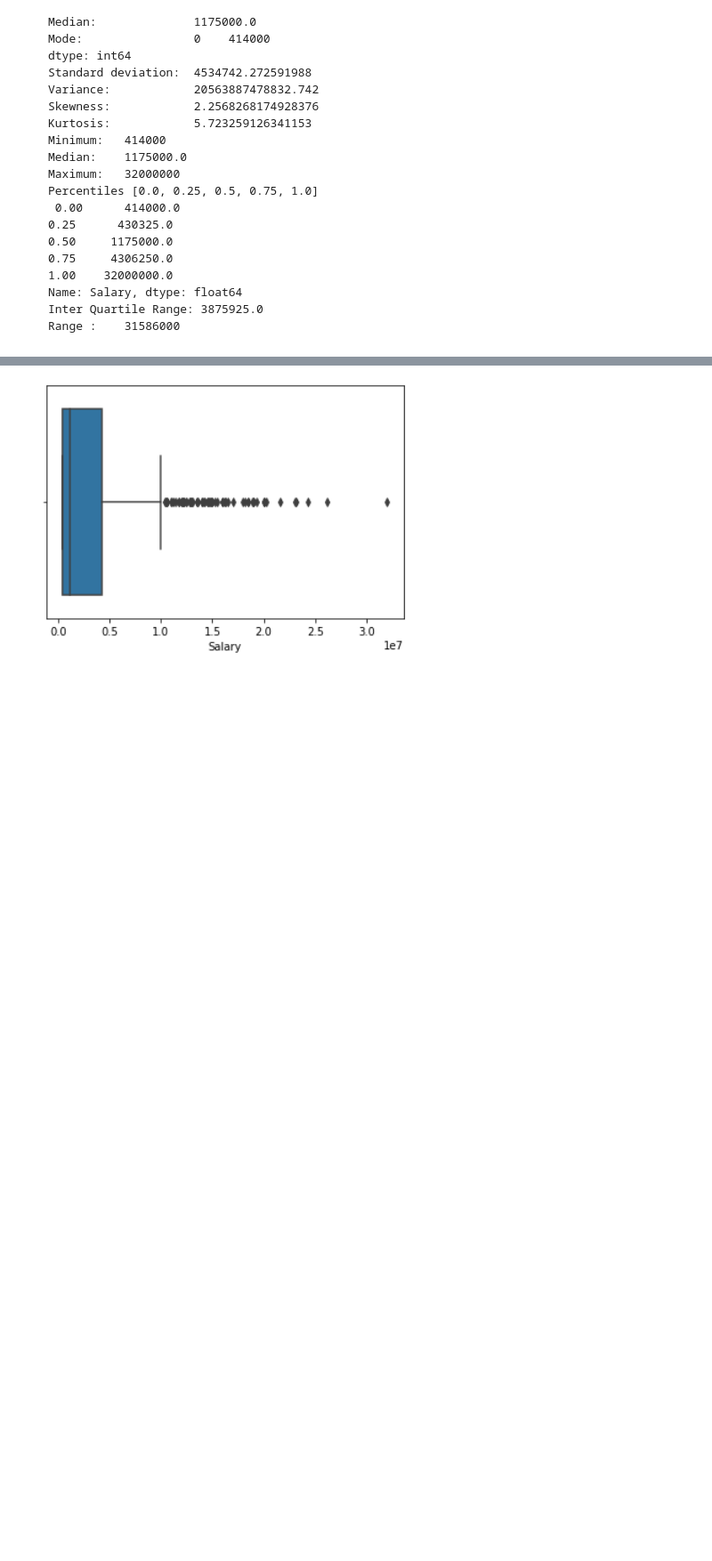
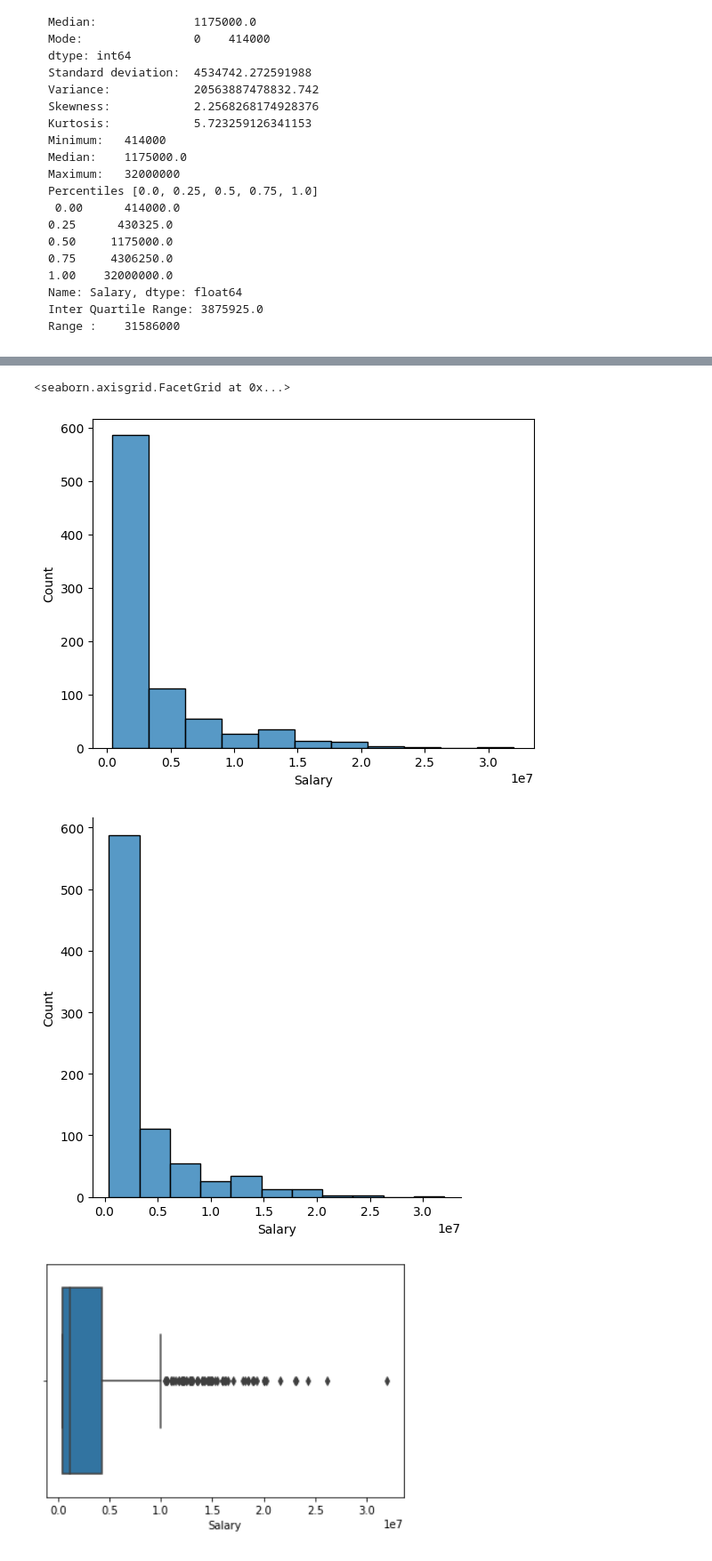
Before and after one commit to Bataklik/Data-Science-_-AI, a Jupyter notebook: 2-analysis-1-var/lab-2-03.ipynb, the cells around one changed output, grey strips where cells are left out. Shown: that part at 89% size. Drawn from its saved outputs; the diff is of its cells as text; code cells hidden in the pictures; blank space fills up the shorter version.

```diff
--- a/2-analysis-1-var/lab-2-03.ipynb
+++ b/2-analysis-1-var/lab-2-03.ipynb
@@ -216,4 +218,12 @@ max    3.200000e+07
 # %% [markdown]
 ![image.png](embedded-picture-1)
+# %%
+sns.histplot(data=bb, x='Salary',bins=11)
+# of
+sns.displot(data=bb, x='Salary',bins=11)
+# %% [output]
+<seaborn.axisgrid.FacetGrid at 0x...>
+[figure, added]
+[figure, added]
 # %% [markdown]
 ![image.png](embedded-picture-1)
```
Also changed, not shown: parts of 9 cells of this notebook, 1 other file.
